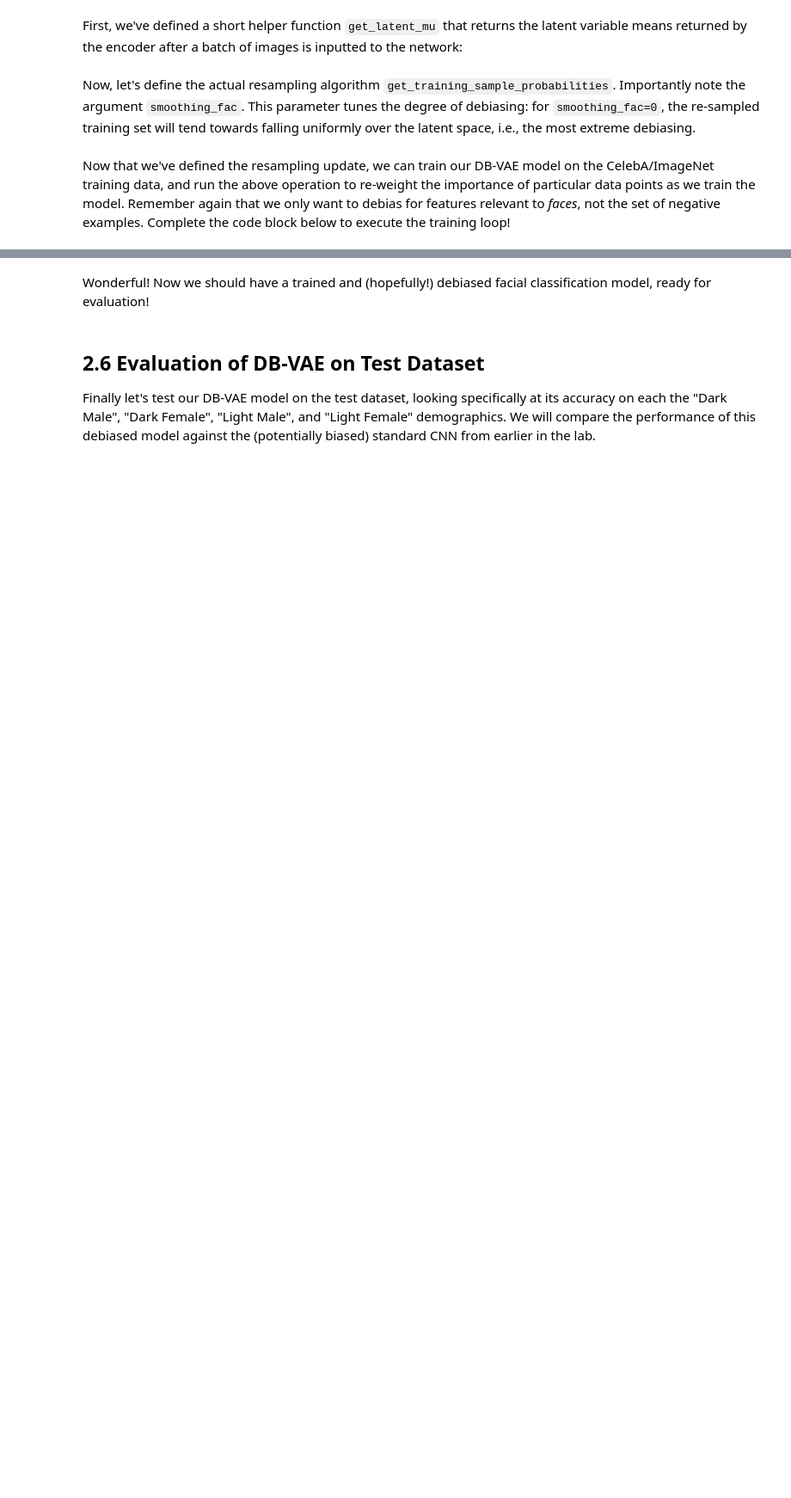
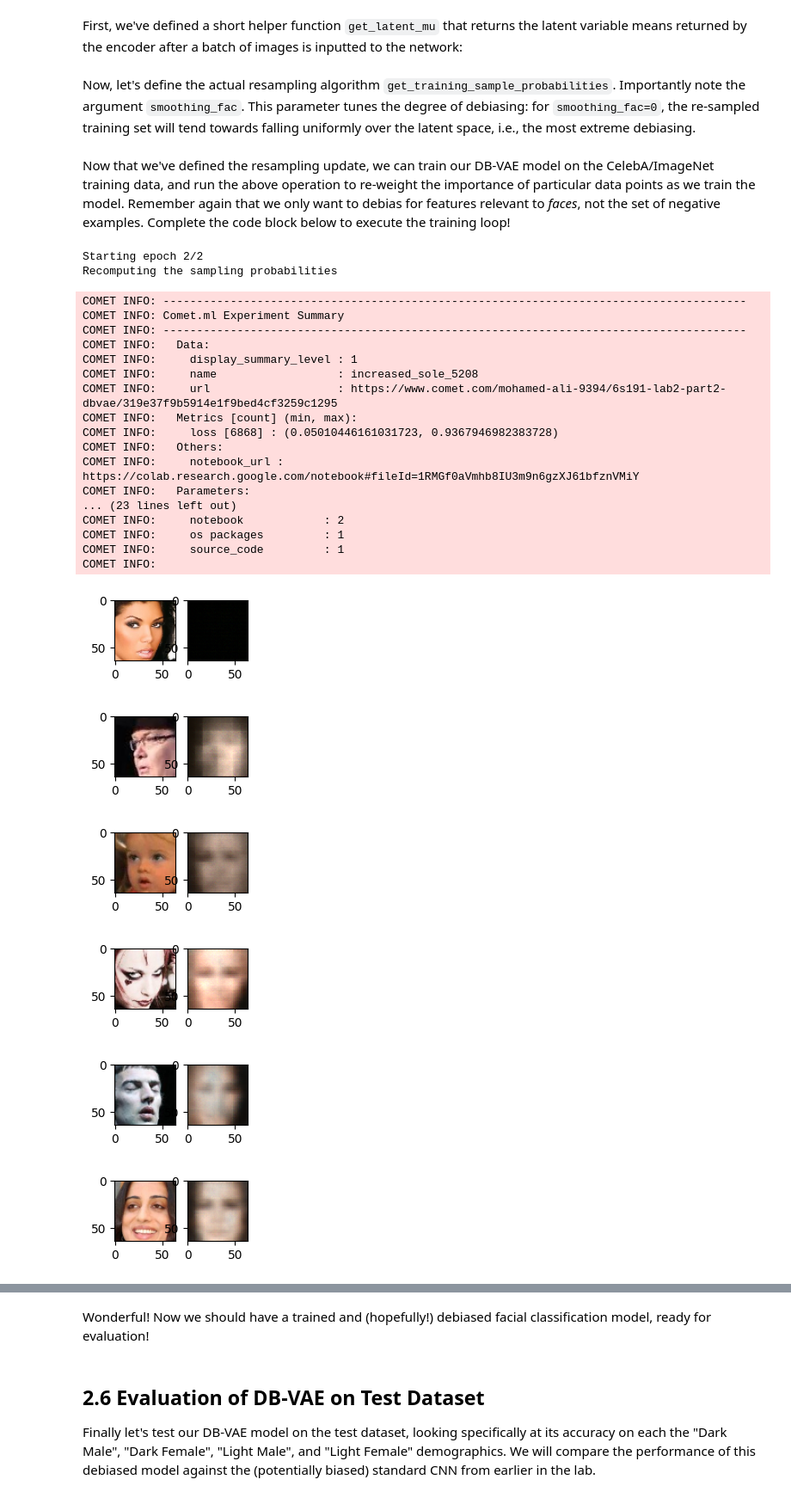
Before and after one commit to MohmedAly7/introtodeeplearningMIT, a Jupyter notebook: lab2/TF_Part2_Debiasing.ipynb, the cells around one changed output, grey strips where cells are left out. Shown at 86% size. Cells and saved outputs as stored; diff of their text form; code cells hidden in the pictures; blank space fills up the shorter version.

```diff
--- a/lab2/TF_Part2_Debiasing.ipynb
+++ b/lab2/TF_Part2_Debiasing.ipynb
@@ -388,7 +388,7 @@ def sampling(z_mean, z_logsigma):
 
   # TODO: Define the reparameterization computation!
   # Note the equation is given in the text block immediately above.
-  z = # TODO
+  z = z_mean + tf.math.exp(.5*z_logsigma) * epsilon # TODO
 
   return z
 # %% [markdown]
@@ -443,11 +443,11 @@ Let's write a function to define the DB-VAE loss function:
 def debiasing_loss_function(x, x_pred, y, y_logit, mu, logsigma):
 
   # TODO: call the relevant function to obtain VAE loss
-  vae_loss = vae_loss_function('''TODO''') # TODO
+  vae_loss = vae_loss_function(x,x_pred,mu,logsigma) # TODO
 
   # TODO: define the classification loss using sigmoid_cross_entropy
   # https://www.tensorflow.org/api_docs/python/tf/nn/sigmoid_cross_entropy_with_logits
-  classification_loss = # TODO
+  classification_loss = tf.nn.sigmoid_cross_entropy_with_logits(labels=y, logits=y_logit) # TODO
 
   # Use the training data labels to create variable face_indicator:
   #   indicator that reflects which training data are images of faces
@@ -455,7 +455,10 @@ def debiasing_loss_function(x, x_pred, y, y_logit, mu, logsigma):
 
   # TODO: define the DB-VAE total loss! Use tf.reduce_mean to average over all
   # samples
-  total_loss = # TODO
+  total_loss =tf.reduce_mean(
+      classification_loss +
+      face_indicator * vae_loss
+  ) # TODO
 
   return total_loss, classification_loss
 # %% [markdown]
@@ -528,13 +531,13 @@ class DB_VAE(tf.keras.Model):
   # VAE reparameterization: given a mean and logsigma, sample latent variables
   def reparameterize(self, z_mean, z_logsigma):
     # TODO: call the sampling function defined above
-    z = # TODO
+    z = sampling(z_mean,z_logsigma) # TODO
     return z
 
   # Decode the latent space and output reconstruction
   def decode(self, z):
     # TODO: use the decoder to output the reconstruction
-    reconstruction = # TODO
+    reconstruction = self.decoder(z) # TODO
     return reconstruction
 
   # The call function will be used to pass inputs x through the core VAE
@@ -543,10 +546,10 @@ class DB_VAE(tf.keras.Model):
     y_logit, z_mean, z_logsigma = self.encode(x)
 
     # TODO: reparameterization
-    z = # TODO
+    z = self.reparameterize(z_mean,z_logsigma)# TODO
 
     # TODO: reconstruction
-    recon = # TODO
+    recon = self.decode(z) # TODO
     return y_logit, z_mean, z_logsigma, recon
 
   # Predict face or not face logit for given input x
@@ -589,7 +592,7 @@ def get_training_sample_probabilities(images, dbvae, bins=10, smoothing_fac=0.00
     print("Recomputing the sampling probabilities")
 
     # TODO: run the input batch and get the latent variable means
-    mu = get_latent_mu('''TODO''') # TODO
+    mu = get_latent_mu(images,dbvae) # TODO
 
     # sampling probabilities for the images
     training_sample_p = np.zeros(mu.shape[0])
@@ -608,7 +611,7 @@ def get_training_sample_probabilities(images, dbvae, bins=10, smoothing_fac=0.00
         # TODO: call the digitize function to find which bins in the latent distribution
         #    every data sample falls in to
         # https://docs.scipy.org/doc/numpy-1.13.0/reference/generated/numpy.digitize.html
-        bin_idx = np.digitize('''TODO''', '''TODO''') # TODO
+        bin_idx = np.digitize(latent_distribution, bin_edges) # TODO
 
         # smooth the density function
         hist_smoothed_density = hist_density + smoothing_fac
@@ -618,11 +621,11 @@ def get_training_sample_probabilities(images, dbvae, bins=10, smoothing_fac=0.00
         p = 1.0/(hist_smoothed_density[bin_idx-1])
 
         # TODO: normalize all probabilities
-        p = # TODO
+        p = p / np.sum(p) # TODO
 
         # TODO: update sampling probabilities by considering whether the newly
         #     computed p is greater than the existing sampling probabilities.
-        training_sample_p = # TODO
+        training_sample_p = np.maximum( p,training_sample_p) # TODO
 
     # final normalization
     training_sample_p /= np.sum(training_sample_p)
@@ -638,7 +641,7 @@ params = dict(
   batch_size = 32,
   learning_rate = 5e-4,
   latent_dim = 100,
-  num_epochs = 1, #DB-VAE needs slightly more epochs to train
+  num_epochs = 2, #DB-VAE needs slightly more epochs to train
 )
 
 experiment = create_experiment("6S191_Lab2_Part2_DBVAE", params)
@@ -657,11 +660,12 @@ def debiasing_train_step(x, y):
     y_logit, z_mean, z_logsigma, x_recon = dbvae(x)
 
     '''TODO: call the DB_VAE loss function to compute the loss'''
-    loss, class_loss = debiasing_loss_function('''TODO arguments''') # TODO
+    loss, class_loss = debiasing_loss_function(x,x_recon,y,y_logit,z_mean,z_logsigma
+                                               ) # TODO
 
   '''TODO: use the GradientTape.gradient method to compute the gradients.
      Hint: this is with respect to the trainable_variables of the dbvae.'''
-  grads = tape.gradient('''TODO''', '''TODO''') # TODO
+  grads = tape.gradient(loss, dbvae.trainable_variables) # TODO
 
   # apply gradients to variables
   optimizer.apply_gradients(zip(grads, dbvae.trainable_variables))
@@ -671,31 +675,57 @@ def debiasing_train_step(x, y):
 all_faces = loader.get_all_train_faces()
 
 if hasattr(tqdm, '_instances'): tqdm._instances.clear() # clear if it exists
 
 # The training loop -- outer loop iterates over the number of epochs
 step = 0
 for i in range(params["num_epochs"]):
 
   IPython.display.clear_output(wait=True)
   print("Starting epoch {}/{}".format(i+1, params["num_epochs"]))
 
   # Recompute data sampling proabilities
   '''TODO: recompute the sampling probabilities for debiasing'''
-  p_faces = get_training_sample_probabilities('''TODO''', '''TODO''') # TODO
+  p_faces = get_training_sample_probabilities(all_faces, dbvae) # TODO
 
   # get a batch of training data and compute the training step
   for j in tqdm(range(loader.get_train_size() // params["batch_size"])):
     # load a batch of data
     (x, y) = loader.get_batch(params["batch_size"], p_pos=p_faces)
 
     # loss optimization
     loss = debiasing_train_step(x, y)
     experiment.log_metric("loss", loss.numpy().mean(), step=step)
 
     # plot the progress every 200 steps
     if j % 500 == 0:
       mdl.util.plot_sample(x, y, dbvae)
 
     step += 1
 
 experiment.end()
+# %% [output]
+Starting epoch 2/2
+Recomputing the sampling probabilities
+COMET INFO: ---------------------------------------------------------------------------------------
+COMET INFO: Comet.ml Experiment Summary
+COMET INFO: ---------------------------------------------------------------------------------------
+COMET INFO:   Data:
+COMET INFO:     display_summary_level : 1
+COMET INFO:     name                  : increased_sole_5208
+COMET INFO:     url                   : https://www.comet.com/mohamed-ali-9394/6s191-lab2-part2-dbvae/319e37f9b5914e1f9bed4cf3259c1295
+COMET INFO:   Metrics [count] (min, max):
+COMET INFO:     loss [6868] : (0.05010446161031723, 0.9367946982383728)
+COMET INFO:   Others:
+COMET INFO:     notebook_url : https://colab.research.google.com/notebook#fileId=1RMGf0aVmhb8IU3m9n6gzXJ61bfznVMiY
+COMET INFO:   Parameters:
+... (23 lines left out)
+COMET INFO:     notebook            : 2
+COMET INFO:     os packages         : 1
+COMET INFO:     source_code         : 1
+COMET INFO:
+[figure, added]
+[figure, added]
+[figure, added]
+[figure, added]
+[figure, added]
+[figure, added]
```
Also changed, not shown: parts of 7 cells of this notebook.
